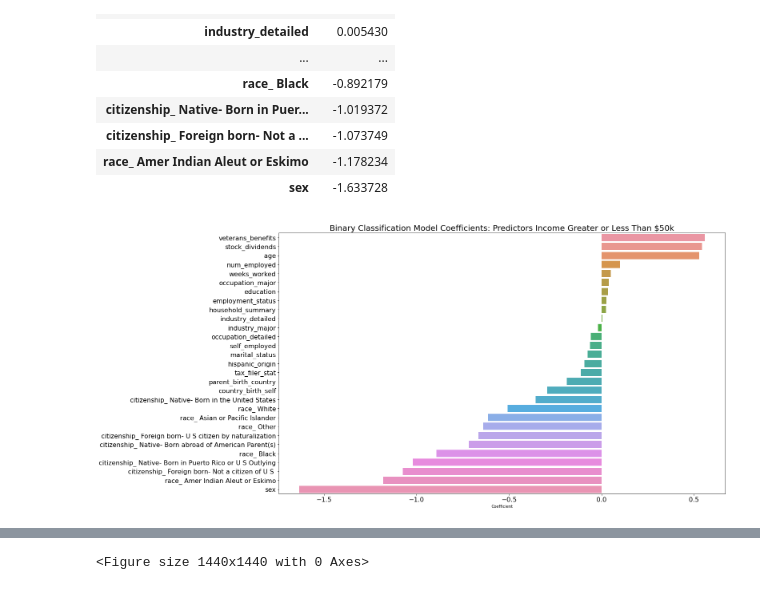
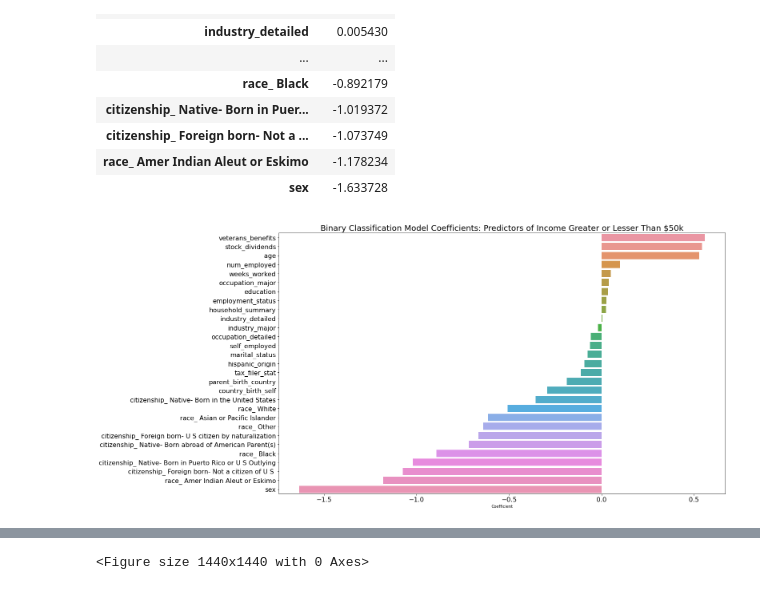
Before and after one commit to tjohn07/us_census_income, a Jupyter notebook: code/2_modeling.ipynb, the cells around one changed output, grey strips where cells are left out. Cells and saved outputs as stored; diff of their text form; code cells hidden in the pictures.

```diff
--- a/code/2_modeling.ipynb
+++ b/code/2_modeling.ipynb
@@ -252,9 +268,9 @@ income_coef
 # %%
 fig_dims = (20, 12)
 fig, ax = plt.subplots(figsize=fig_dims)
 sns.barplot(y = income_coef.index, x=income_coef['Coefficient'], ax=ax)
 plt.xticks(fontsize=16)
 plt.yticks(fontsize=16)
-plt.title('Binary Classification Model Coefficients: Predictors Income Greater or Less Than $50k', fontsize=20);
+plt.title('Binary Classification Model Coefficients: Predictors of Income Greater or Lesser Than $50k', fontsize=20);
 # %% [output]
-[figure, old version]
+[figure, new version]
```
Also changed, not shown: parts of 23 cells of this notebook, 1 other file.
